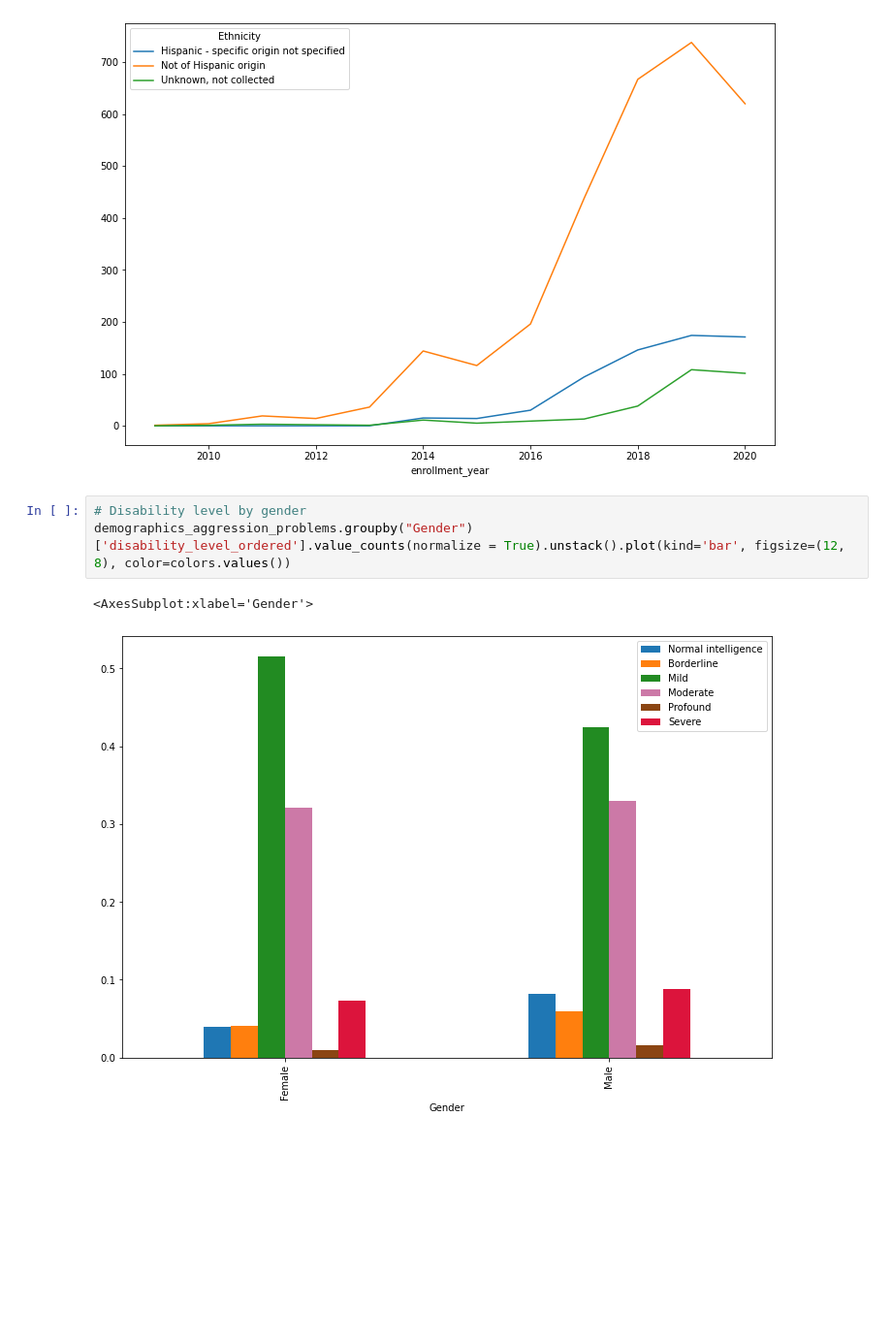
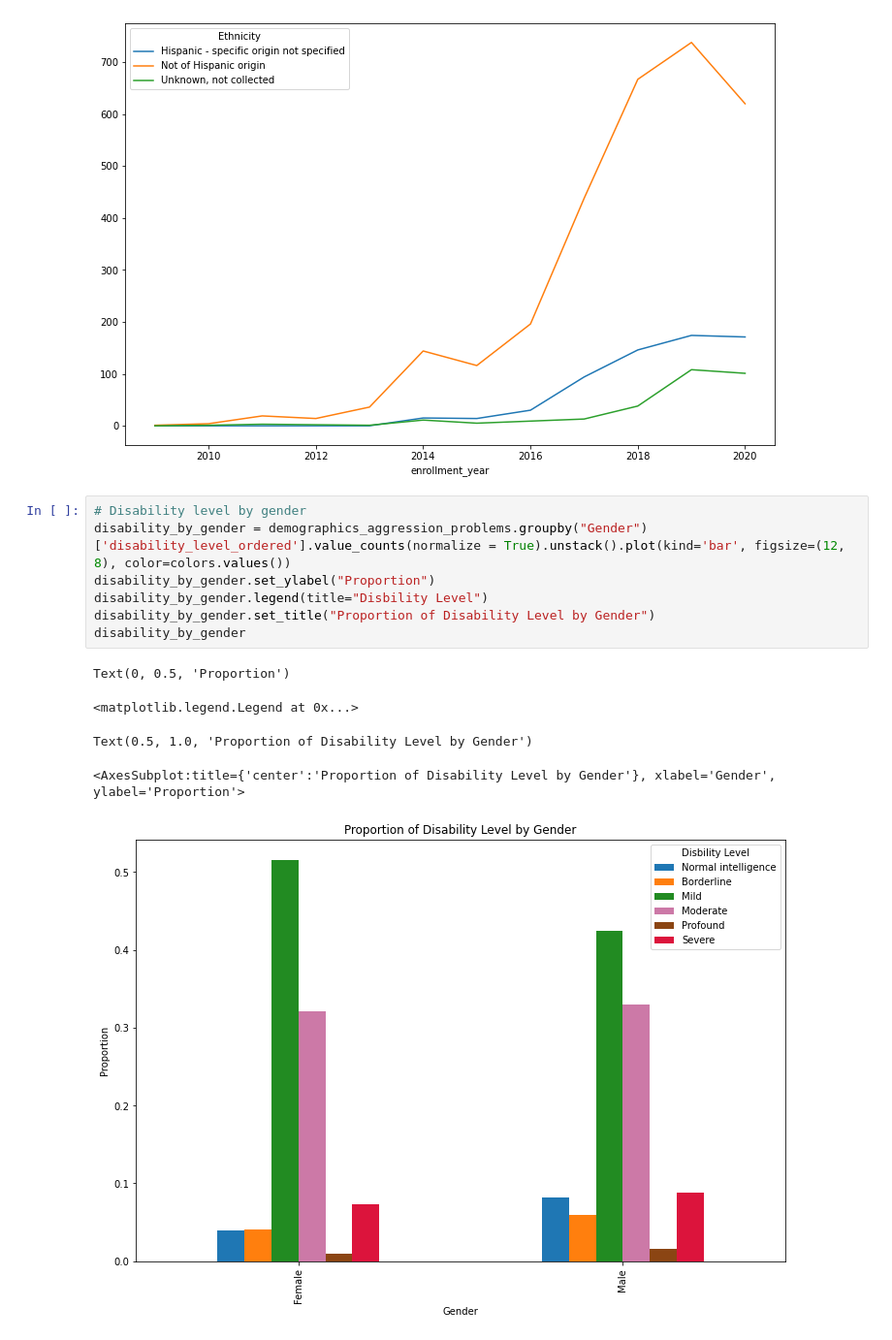
Before and after one commit to aimenabdulaziz/qss_final_project, a Jupyter notebook: code/01_data_cleaning_and_merging.ipynb, the cells around one changed output. Shown at 97% size. Drawn from its saved outputs; the diff is of its cells as text; blank space fills up the shorter version.

```diff
--- a/code/01_data_cleaning_and_merging.ipynb
+++ b/code/01_data_cleaning_and_merging.ipynb
@@ -513,9 +521,16 @@ demographics_aggression_problems.groupby('enrollment_year')['Ethnicity'].value_c
 [figure]
 # %%
 # Disability level by gender
-demographics_aggression_problems.groupby("Gender")['disability_level_ordered'].value_counts(normalize = True).unstack().plot(kind='bar', figsize=(12, 8), color=colors.values())
+disability_by_gender = demographics_aggression_problems.groupby("Gender")['disability_level_ordered'].value_counts(normalize = True).unstack().plot(kind='bar', figsize=(12, 8), color=colors.values())
+disability_by_gender.set_ylabel("Proportion")
+disability_by_gender.legend(title="Disbility Level")
+disability_by_gender.set_title("Proportion of Disability Level by Gender")
+disability_by_gender
 # %% [output]
-<AxesSubplot:xlabel='Gender'>
+Text(0, 0.5, 'Proportion')
+<matplotlib.legend.Legend at 0x...>
+Text(0.5, 1.0, 'Proportion of Disability Level by Gender')
+<AxesSubplot:title={'center':'Proportion of Disability Level by Gender'}, xlabel='Gender', ylabel='Proportion'>
-[figure, old version]
+[figure, new version]
 # %%
 temp = demographics_aggression_problems[demographics_aggression_problems.enrollment_year > 2018]
```
Also changed, not shown: parts of 7 cells of this notebook.
